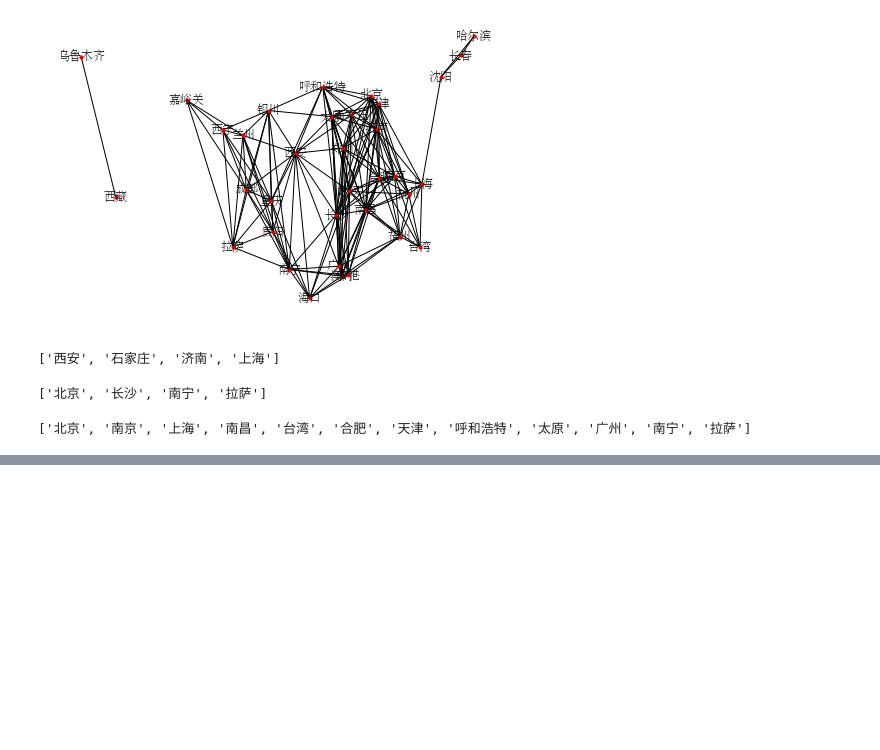
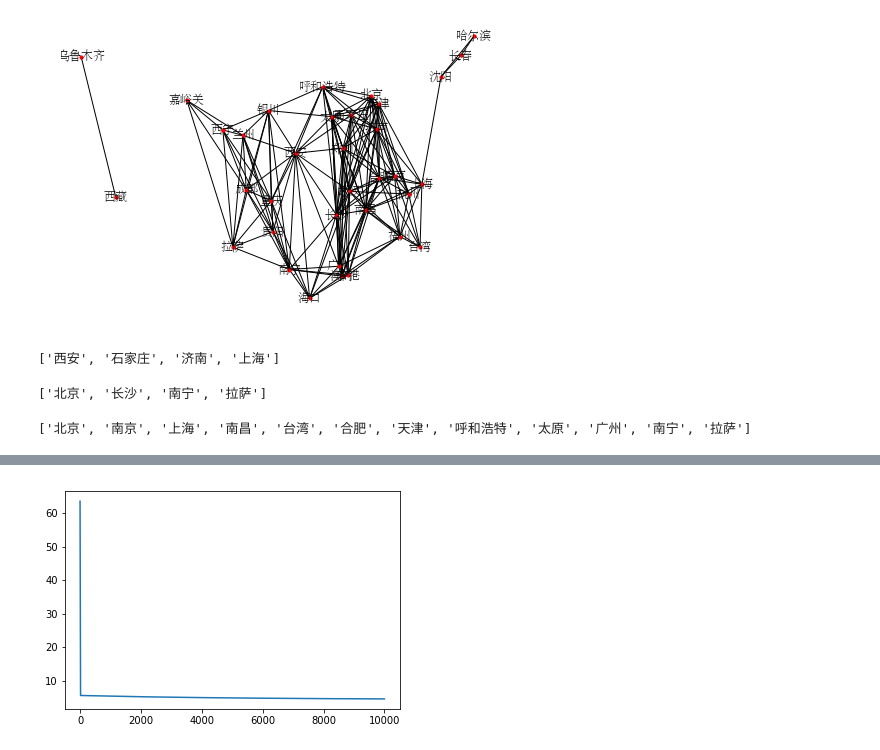
Before and after one commit to windfser/ai-for-nlp-course, a Jupyter notebook: assignments/nlp/lesson2/Lesson-02.ipynb, the cells around one changed output, grey strips where cells are left out. Saved outputs shown, nothing was run; the diff lists cells and outputs as text; code cells hidden in the pictures; blank space fills up the shorter version.

```diff
--- a/assignments/nlp/lesson2/Lesson-02.ipynb
+++ b/assignments/nlp/lesson2/Lesson-02.ipynb
@@ -261,0 +321,13 @@ search(cities_connection, start='北京', is_goal=is_goal('拉萨'), search_stra
+# %%
+def func(age, k, b): return k * age + b
+# %%
+def loss(y, yhat):
+    """
+    :param y: the real fares
+    :param yhat: the estimated fares
+    :return: how good is the estimated fares
+    """
+
+    return np.mean(np.abs(y - yhat))
+    # return np.mean(np.square(y - yhat))
+    # return np.mean(np.sqrt(y - yhat))
@@ -261,0 +336,82 @@ search(cities_connection, start='北京', is_goal=is_goal('拉萨'), search_stra
+# %%
+loop_times = 10000
+# %%
+losses = []
+# %%
+change_directions = [
+    # (k, b)
+    (+1, -1), # k increase, b decrease
+    (+1, +1),
+    (-1, +1),
+    (-1, -1)  # k decrease, b decrease
+]
+
+k_hat = random.random() * 20 - 10
+b_hat = random.random() * 20 - 10
+
+best_k, best_b = k_hat, b_hat
+
+best_direction = None
+
+def step(): return random.random() * 1
+
+direction = random.choice(change_directions)
+
+def derivate_k(y, yhat, x):
+    abs_values = [1 if (y_i - yhat_i) > 0 else -1 for y_i, yhat_i in zip(y, yhat)]
+
+    return np.mean([a * -x_i for a, x_i in zip(abs_values, x)])
+
+
+def derivate_b(y, yhat):
+    abs_values = [1 if (y_i - yhat_i) > 0 else -1 for y_i, yhat_i in zip(y, yhat)]
+    return np.mean([a * -1 for a in abs_values])
+
+learing_rate = 1e-1
+
+while loop_times > 0:
+
+    k_delta = -1 * learing_rate * derivate_k(price, func(room_num, k_hat, b_hat), room_num)
+    b_delta = -1 * learing_rate * derivate_b(price, func(room_num, k_hat, b_hat))
+
+    # k_delta_direction, b_delta_direction = direction
+    #
+    # k_delta = k_delta_direction * step()
+    # b_delta = b_delta_direction * step()
+    #
+    # new_k = best_k + k_delta
+    # new_b = best_b + b_delta
+
+    k_hat += k_delta
+    b_hat += b_delta
+
+    estimated_price = func(room_num, k_hat, b_hat)
+    error_rate = loss(y=price, yhat=estimated_price)
+
+    # if error_rate < min_error_rate:
+    #     min_error_rate = error_rate
+    #     best_k, best_b = new_k, new_b
+        # best_k, best_b = k_hat, b_hat
+
+        # direction = (k_delta_direction, b_delta_direction)
+
+        # print(min_error_rate)
+    print('loop == {}'.format(loop_times))
+        # losses.append(min_error_rate)
+    print('f(age) = {} * age + {}, with error rate: {}'.format(best_k, best_b, error_rate))
+    # else:
+    #     direction = random.choice(list(set(change_directions) - {(k_delta_direction, b_delta_direction)}))
+
+    losses.append(error_rate)
+
+    loop_times -= 1
+
+
+# plt.scatter(sub_age, sub_fare)
+# plt.plot(sub_age, func(sub_age, best_k, best_b), c='r')
+# plt.plot(sub_age, func(sub_age, k_hat, b_hat), c='r')
+# plt.show()
+
+plt.plot(range(len(losses)), losses)
+plt.show()
+# %% [output]
@@ -261,0 +435 @@ search(cities_connection, start='北京', is_goal=is_goal('拉萨'), search_stra
+[figure, added]
```
Also changed, not shown: parts of 16 cells of this notebook.
